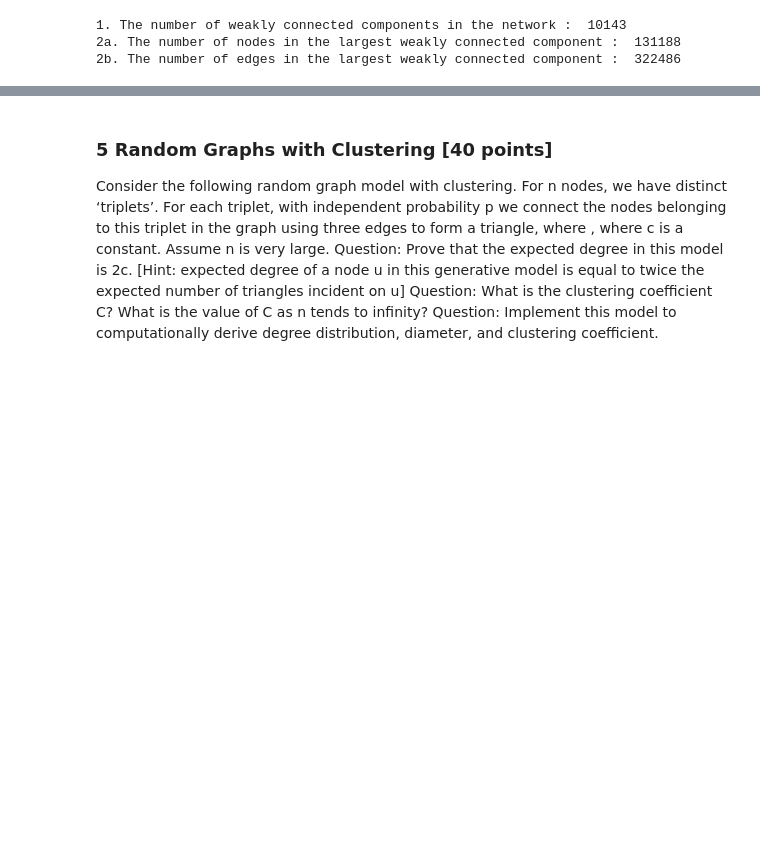
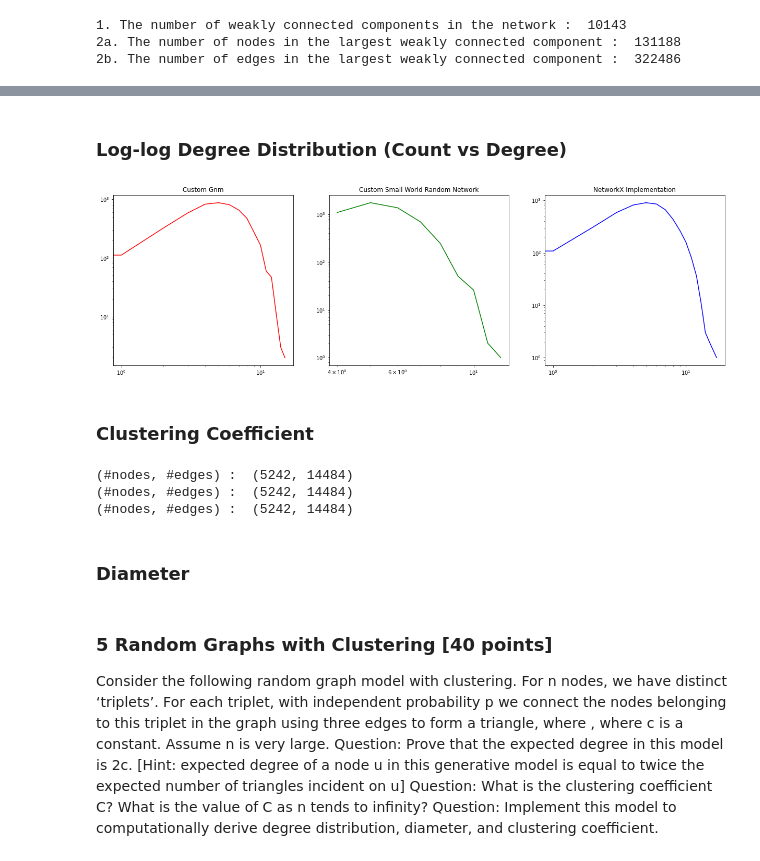
Before and after one commit to hasanjawad001/mlgn_1, a Jupyter notebook: assignment_1.ipynb, the cells around one changed output, grey strips where cells are left out. Saved outputs shown, nothing was run; the diff lists cells and outputs as text; code cells hidden in the pictures; blank space fills up the shorter version.

```diff
--- a/assignment_1.ipynb
+++ b/assignment_1.ipynb
@@ -174,3 +303,21 @@ plt.show()
+# %% [markdown]
+### Log-log Degree Distribution (Count vs Degree)
+# %%
+plot_degree_distribution([cgnm.graph, cswrn.graph, ngnm], scale='log')
+# %% [output]
+[figure, added]
+# %% [markdown]
+### Clustering Coefficient
+# %%
+report_property(cgnm.graph)
+report_property(cswrn.graph)
+report_property(ngnm)
+# %% [output]
+(#nodes, #edges) :  (5242, 14484)
+(#nodes, #edges) :  (5242, 14484)
+(#nodes, #edges) :  (5242, 14484)
+# %% [markdown]
+### Diameter
 # %% [markdown]
 ### 5 Random Graphs with Clustering [40 points]
 Consider the following random graph model with clustering. For n nodes, we have distinct
```
Also changed, not shown: parts of 8 cells of this notebook, 2 other files.
